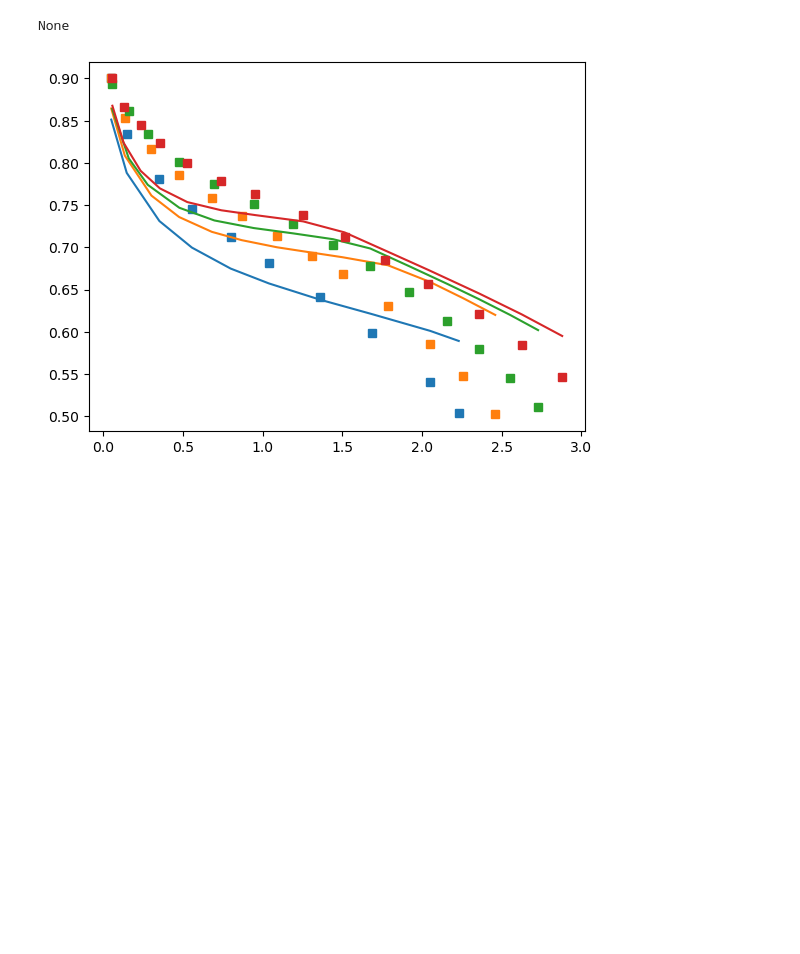
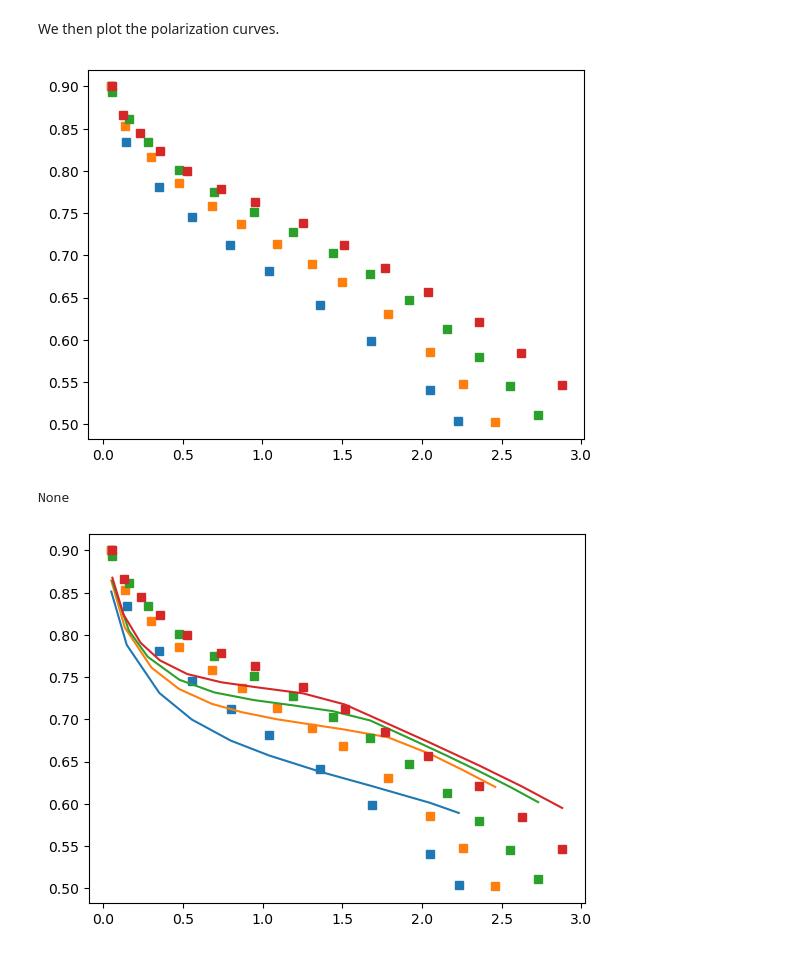
Before and after one commit to affonsop/marapendi, a Jupyter notebook: notebooks/estimate_data_gass2024.ipynb, the cells around one changed output. Cells and saved outputs as stored; diff of their text form; code cells hidden in the pictures; blank space fills up the shorter version.

```diff
--- a/scripts/estimate_data_gass2024.ipynb
+++ b/notebooks/estimate_data_gass2024.ipynb
@@ -9,6 +16,15 @@ pressure_list = (1.5,2,2.25,2.5)
 
 exp_data = {p: pd.read_csv(f'../data/gass_et_al_2024/gass_et_al_data_{p*1e3:.0f}.csv',skiprows=1).iloc[::4]
             for p in pressure_list}
+# %% [markdown]
+We then plot the polarization curves.
+# %%
+
+for k, p in enumerate(pressure_list):
+    plt.figure(1)
+    plt.plot(exp_data[p]['i'].values, exp_data[p]['U'].values, 'C{}s'.format(k))
+# %% [output]
+[figure, added]
 # %%
 def compute_ui_curve(current_density, fuel_cell, stack_pressure):
 
```
Also changed, not shown: parts of 7 cells of this notebook, 14 other files.
